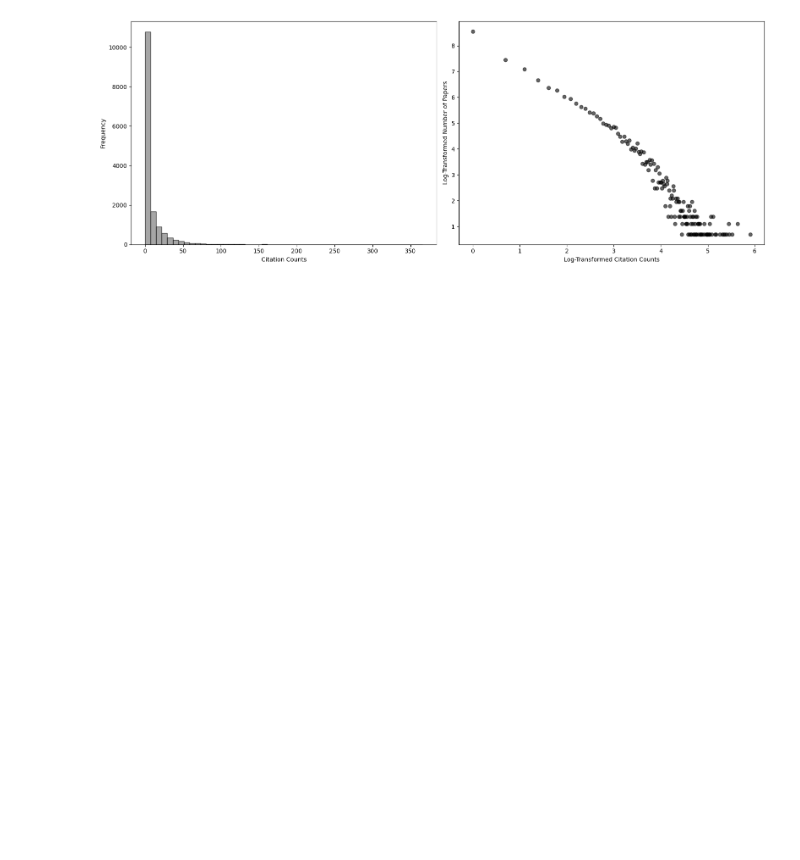
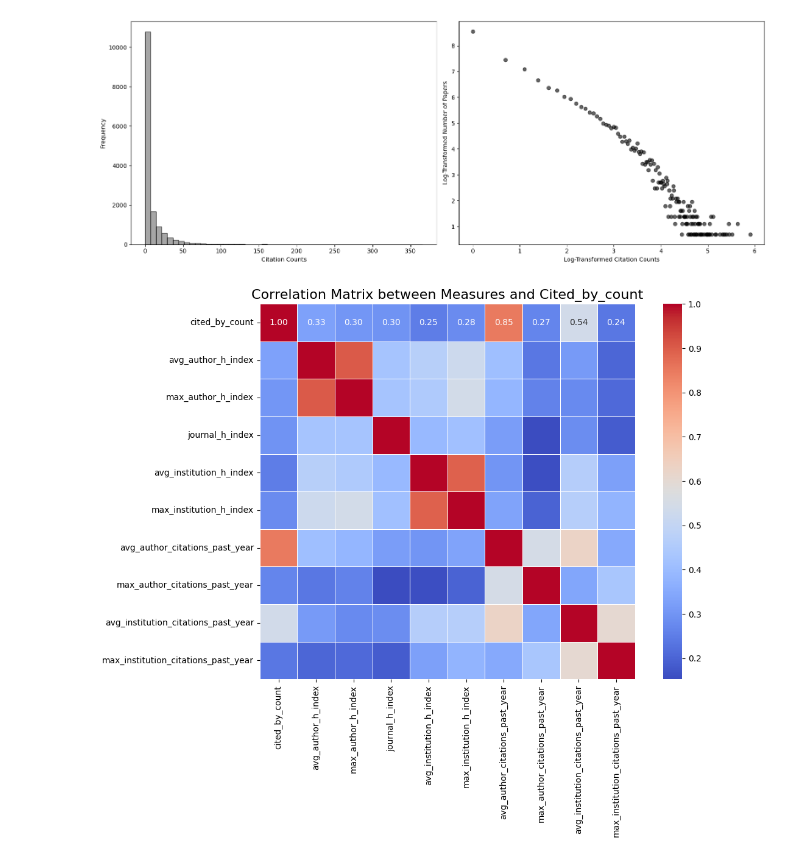
Before and after one commit to franekl/soccer-research-evolution, a Jupyter notebook: code/EDA/paper_trends.ipynb, the cells around one changed output. Drawn from its saved outputs; the diff is of its cells as text; code cells hidden in the pictures; blank space fills up the shorter version.

```diff
--- a/code/EDA/paper_trends.ipynb
+++ b/code/EDA/paper_trends.ipynb
@@ -94,3 +97,35 @@ plt.tight_layout()
 # plt.savefig("citation_frequency.png", dpi=400)
 # %% [output]
 [figure]
+# %%
+correlation_columns = [
+    'cited_by_count',
+    'avg_author_h_index',
+    'max_author_h_index',
+    'journal_h_index',
+    'avg_institution_h_index',
+    'max_institution_h_index',
+    'avg_author_citations_past_year',
+    'max_author_citations_past_year',
+    'avg_institution_citations_past_year',
+    'max_institution_citations_past_year',
+]
+
+data_filtered = data[correlation_columns].dropna()
+
+correlation_matrix = data_filtered.corr()
+
+plt.figure(figsize=(12, 8))
+sns.heatmap(
+    correlation_matrix,
+    annot=True,
+    fmt=".2f",
+    cmap="coolwarm",
+    cbar=True,
+    square=True,
+    linewidths=0.5
+)
+plt.title("Correlation Matrix between Measures and Cited_by_count", fontsize=16)
+plt.show()
+# %% [output]
+[figure, added]
```
Also changed, not shown: parts of 1 cell of this notebook, 1 other file.
